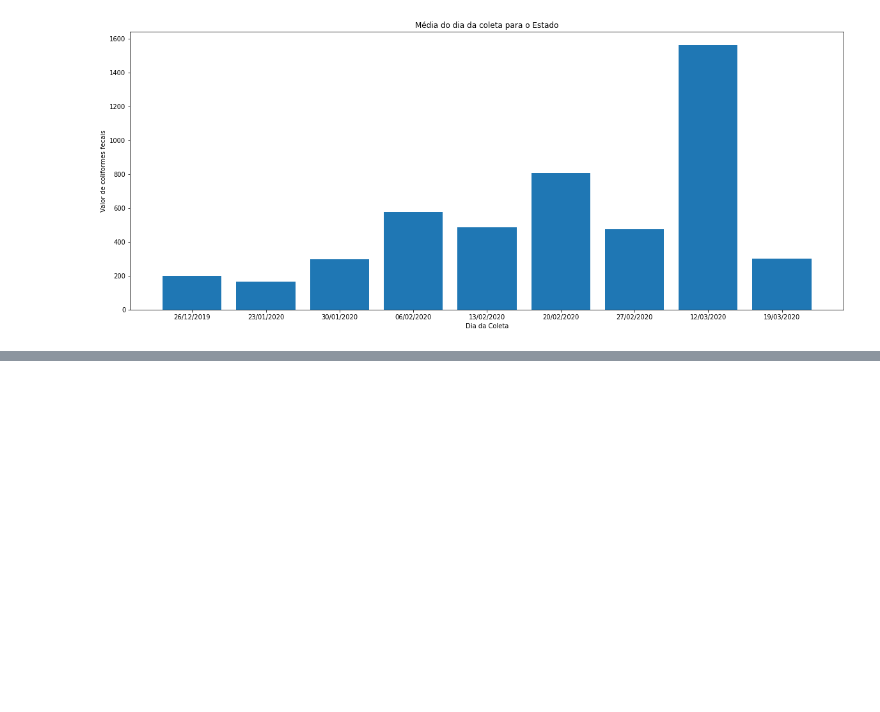
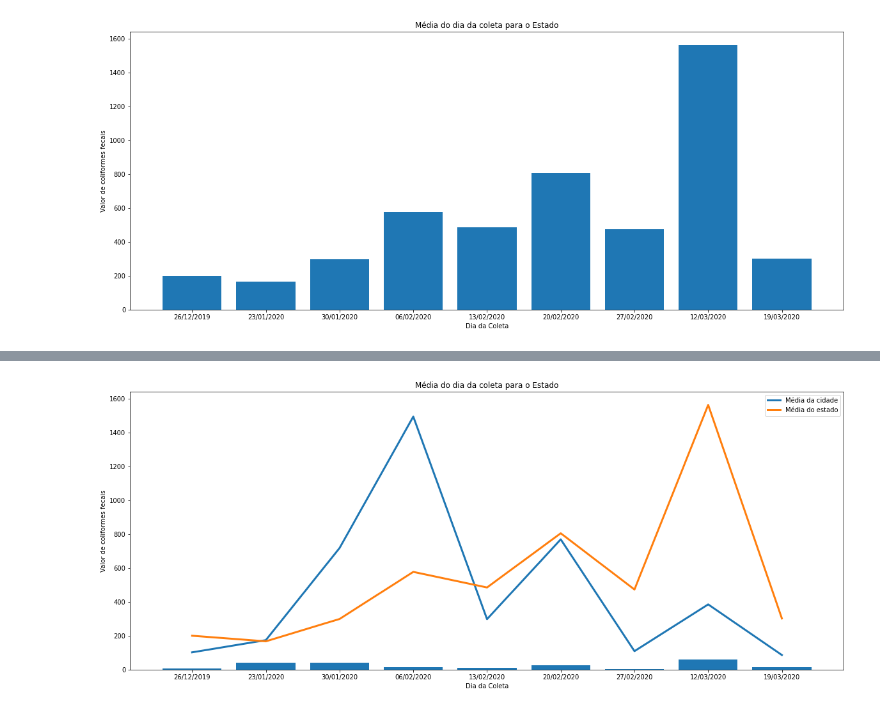
Before and after one commit to alleflucas/Analise-e-classificacao-das-condicoes-de-balneabilidade-das-praias-do-Rio-Grande-do-Norte, a Jupyter notebook: Agua_Azul.ipynb, the cells around one changed output, grey strips where cells are left out. Drawn from its saved outputs; the diff is of its cells as text; code cells hidden in the pictures; blank space fills up the shorter version.

```diff
--- a/Agua_Azul.ipynb
+++ b/Agua_Azul.ipynb
@@ -184,0 +247,28 @@ plt.show()
+# %%
+#NF02
+#Definindo o tamanho do gráfico
+plt.figure(figsize=(20, 8))
+
+dias = ['26/12/2019', '23/01/2020', '30/01/2020', '06/02/2020', '13/02/2020', '20/02/2020',	'27/02/2020',	'12/03/2020',	'19/03/2020']
+NF02  = [5,	40,	40,	13,	11,	27,	2,	58,	13]
+
+# Atribuindo um título ao Gráfico
+plt.title('Média do dia da coleta para o Estado')
+plt.xlabel('Dia da Coleta')
+plt.ylabel('Valor de coliformes fecais')
+
+plt.bar(dias,NF02)
+# Exibindo o gráfico
+
+media_dia_cidade_nisia_floresta = [102,	174,	718,	1494,	298,	769,	109,	385,	86]
+media_dia_estado  = [200,	167,	299,	577,	485,	805,	473,	1563,	302]
+
+
+plt.plot(dias, media_dia_cidade_nisia_floresta,linewidth=3.0, label="Média da cidade")
+plt.plot(dias, media_dia_estado, linewidth=3.0,label="Média do estado")
+plt.legend()
+
+
+plt.show()
+# %% [output]
+[figure, added]
```
Also changed, not shown: parts of 49 cells of this notebook.
